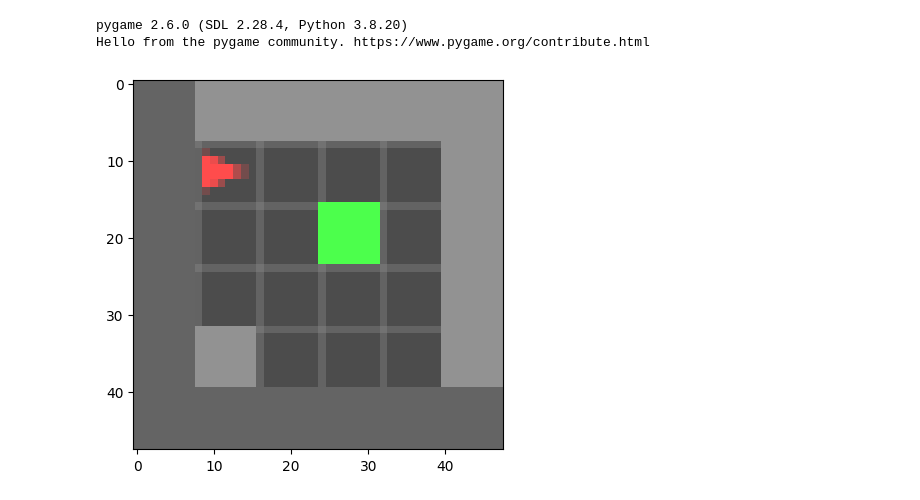
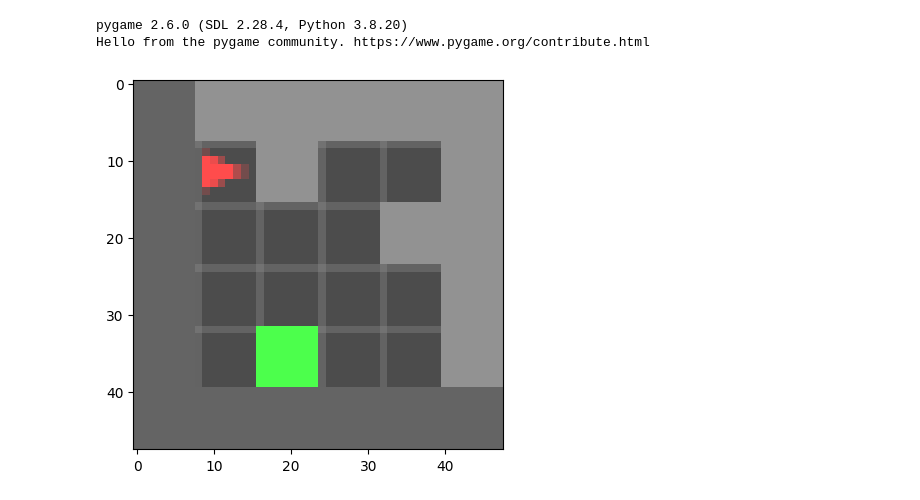
Before and after one commit to MBTMBTMBT/mini-grid-curriculum, a Jupyter notebook: mdp_learner.ipynb, the cells around one changed output. Saved outputs shown, nothing was run; the diff lists cells and outputs as text; code cells hidden in the pictures.

```diff
--- a/mdp_learner.ipynb
+++ b/mdp_learner.ipynb
@@ -11,23 +11,23 @@ from mdp_graph.mdp_graph import MDPGraph, PolicyGraph, OptimalPolicyGraph
 pygame 2.6.0 (SDL 2.28.4, Python 3.8.20)
 Hello from the pygame community. https://www.pygame.org/contribute.html
 # %%
-file_path = r"./maps/6-1.txt"
+file_path = r"./maps/6-4.txt"
 env = CustomEnv(
         txt_file_path=file_path,
         rand_gen_shape=None,
         display_size=6,
         display_mode="middle",
         agent_start_pos=(1, 1),
         agent_start_dir=0,
         random_rotate=False,
         random_flip=False,
         custom_mission="Find the key and open the door.",
         render_mode=None,
     )
 env.reset()
 img = env.get_frame(env.highlight, env.tile_size, env.agent_pov)
 plt.imshow(img)
 plt.show()
 # %% [output]
-[figure, old version]
+[figure, new version]
 # %%
```
Also changed, not shown: parts of 6 cells of this notebook, 2 other files.
